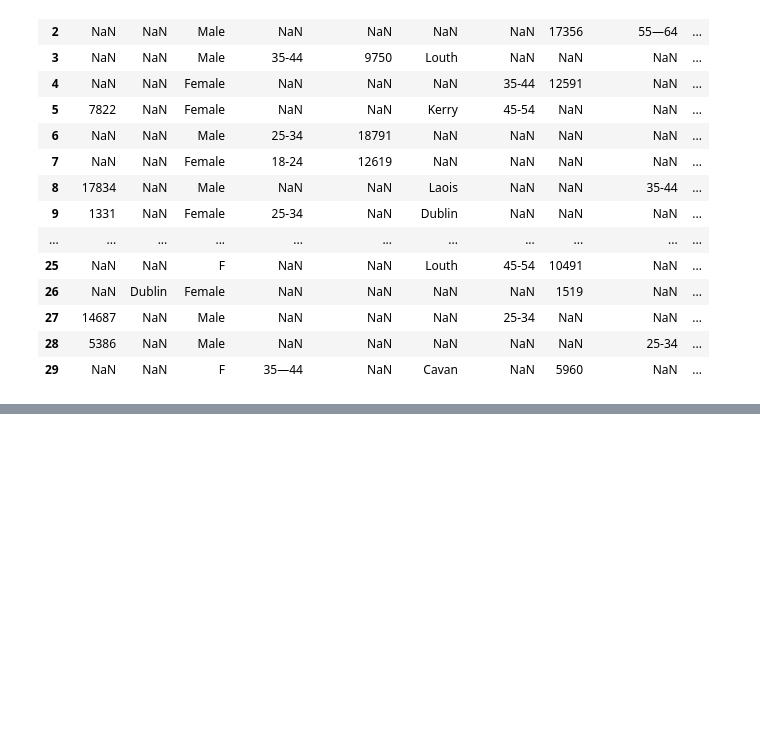
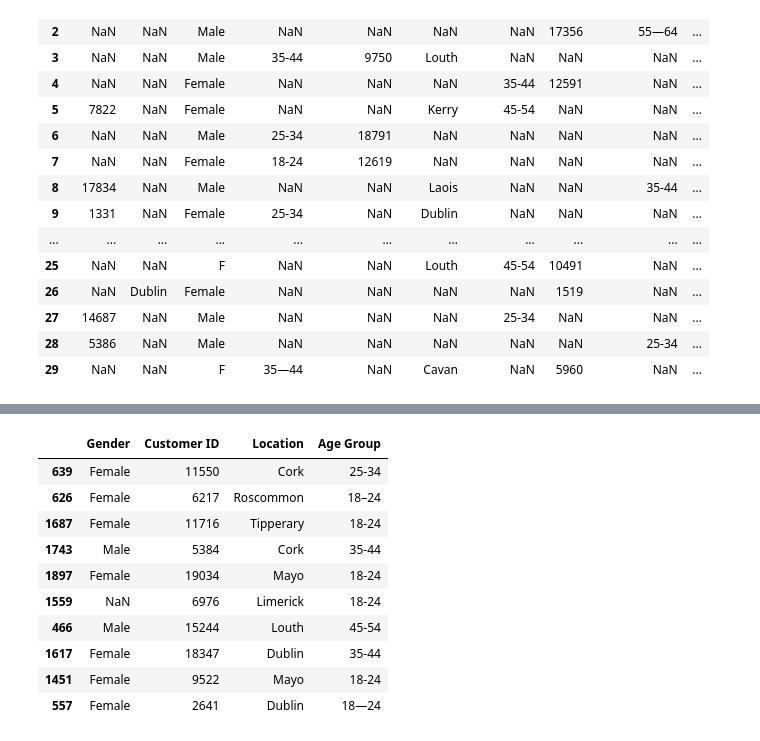
Before and after one commit to trandat9h/retail-sale-data-processing, a Jupyter notebook: Processing.ipynb, the cells around one changed output, grey strips where cells are left out. Cells and saved outputs as stored; diff of their text form; code cells hidden in the pictures; blank space fills up the shorter version.

```diff
--- a/Processing.ipynb
+++ b/Processing.ipynb
@@ -285,0 +371,22 @@ Might be derived from one of there columns: `Cust ID`, `Customer ID` and `ID`
+# %%
+mapping_rule = {
+    "F": "Female",
+    "M": "Male",
+    "Prefer not to say": np.nan,
+}
+
+customer_detail_df["Gender"] = customer_detail_df['Gender'].replace(mapping_rule)
+
+customer_detail_df.sample(10)
+# %% [output]
+|  | Gender | Customer ID | Location | Age Group |
+| 639 | Female | 11550 | Cork | 25-34 |
+| 626 | Female | 6217 | Roscommon | 18–24 |
+| 1687 | Female | 11716 | Tipperary | 18-24 |
+| 1743 | Male | 5384 | Cork | 35-44 |
+| 1897 | Female | 19034 | Mayo | 18-24 |
+| 1559 | NaN | 6976 | Limerick | 18-24 |
+| 466 | Male | 15244 | Louth | 45-54 |
+| 1617 | Female | 18347 | Dublin | 35-44 |
+| 1451 | Female | 9522 | Mayo | 18-24 |
+| 557 | Female | 2641 | Dublin | 18—24 |
```
Also changed, not shown: parts of 13 cells of this notebook.
